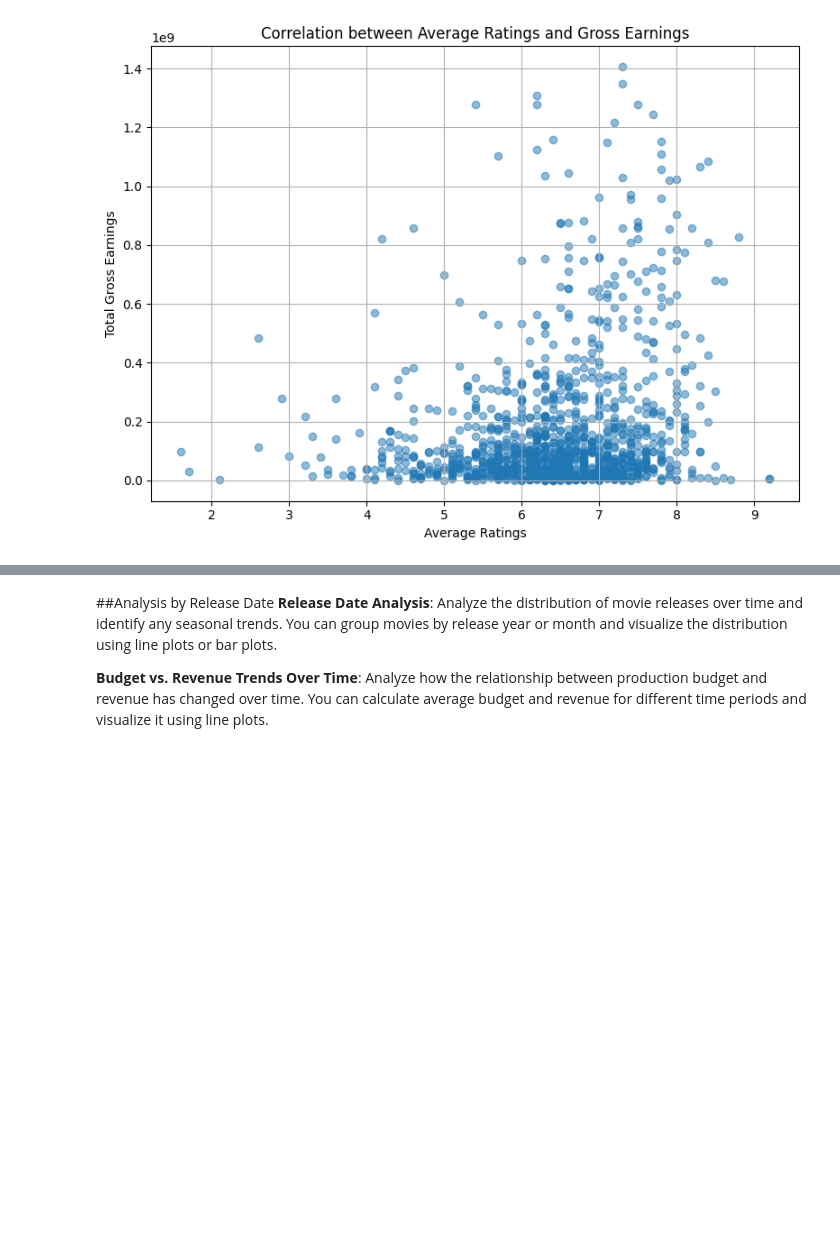
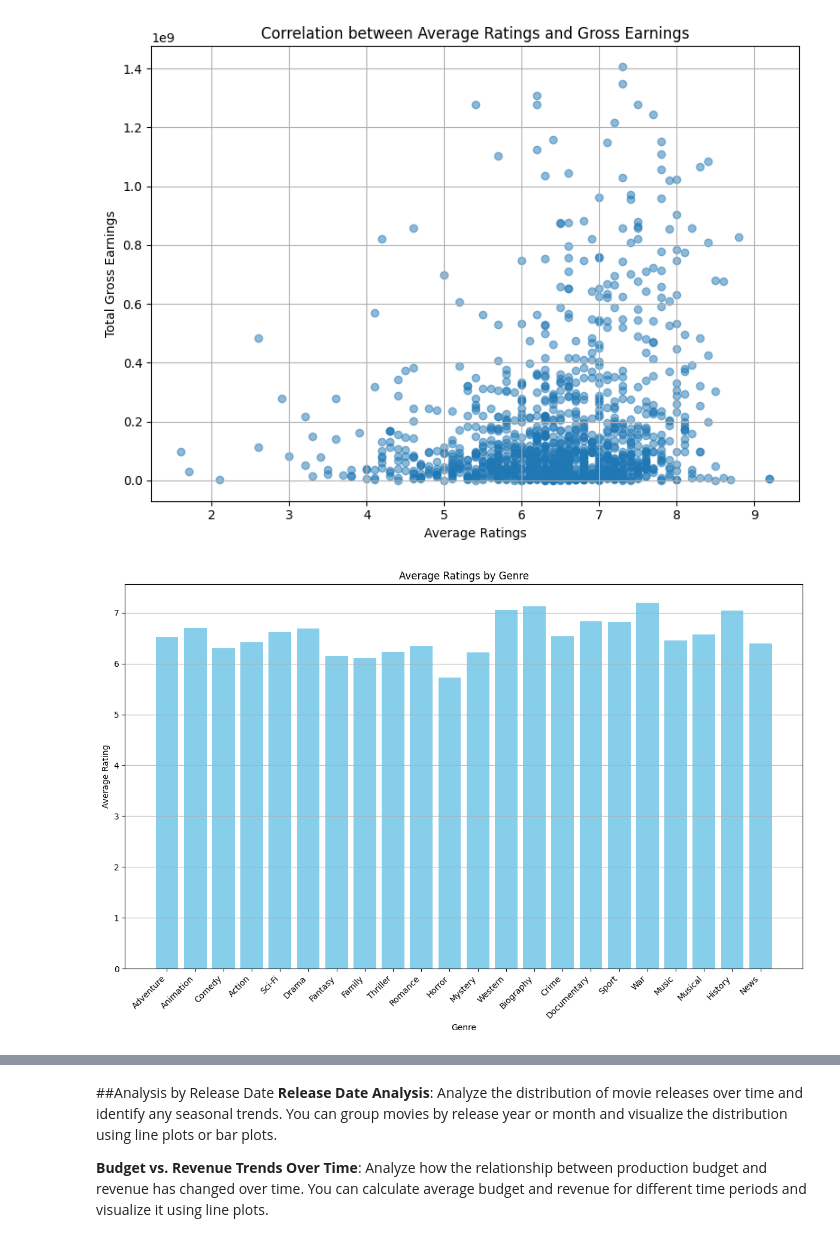
Before and after one commit to pkruga/Movies_Project, a Jupyter notebook: Movie_Studio_Business_Analysis.ipynb, the cells around one changed output, grey strips where cells are left out. Cells and saved outputs as stored; diff of their text form; code cells hidden in the pictures; blank space fills up the shorter version.

```diff
--- a/Movie_Studio_Business_Analysis.ipynb
+++ b/Movie_Studio_Business_Analysis.ipynb
@@ -654,3 +654,27 @@ plt.tight_layout()
 plt.show()
 # %% [output]
 [figure]
+# %%
+# Create an empty DataFrame to store genre ratings
+genre_data = pd.DataFrame(columns=['Genre', 'Ratings'])
+
+# Iterate over each genre
+for genre in movies_dataset_copy['genres'].str.split(',').explode().str.strip().unique():
+    # Calculate the average rating for the current genre
+    average_rating = movies_dataset_copy[movies_dataset_copy['genres'].str.contains(genre)]['averagerating'].mean()
+
+    # Append the results to the genre_data DataFrame
+    genre_data = genre_data.append({'Genre': genre, 'Ratings': average_rating}, ignore_index=True)
+
+# Plot the histogram
+plt.figure(figsize=(12, 8))
+plt.bar(genre_data['Genre'], genre_data['Ratings'], color='skyblue')
+plt.title('Average Ratings by Genre')
+plt.xlabel('Genre')
+plt.ylabel('Average Rating')
+plt.xticks(rotation=45, ha='right')
+plt.grid(axis='y')
+plt.tight_layout()
+plt.show()
+# %% [output]
+[figure, added]
```
Also changed, not shown: parts of 5 cells of this notebook.
